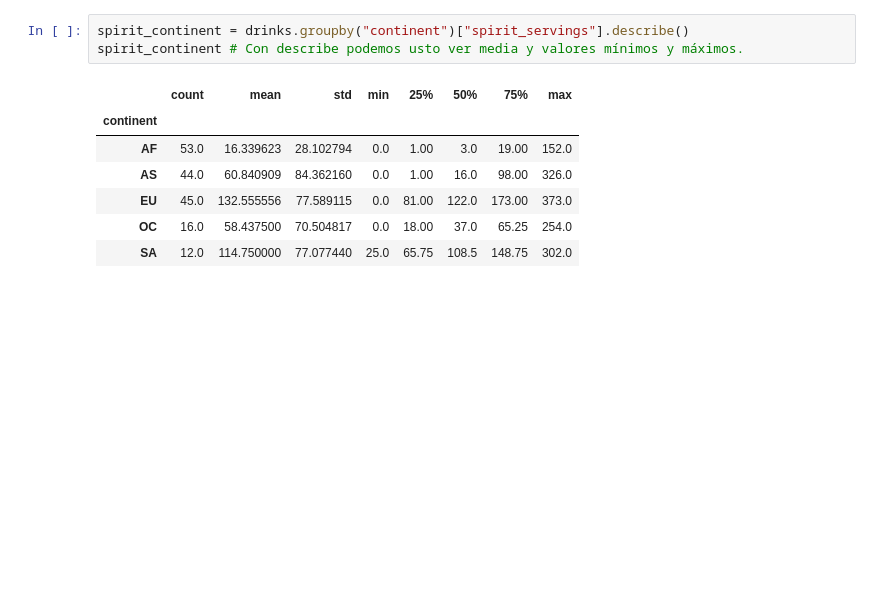
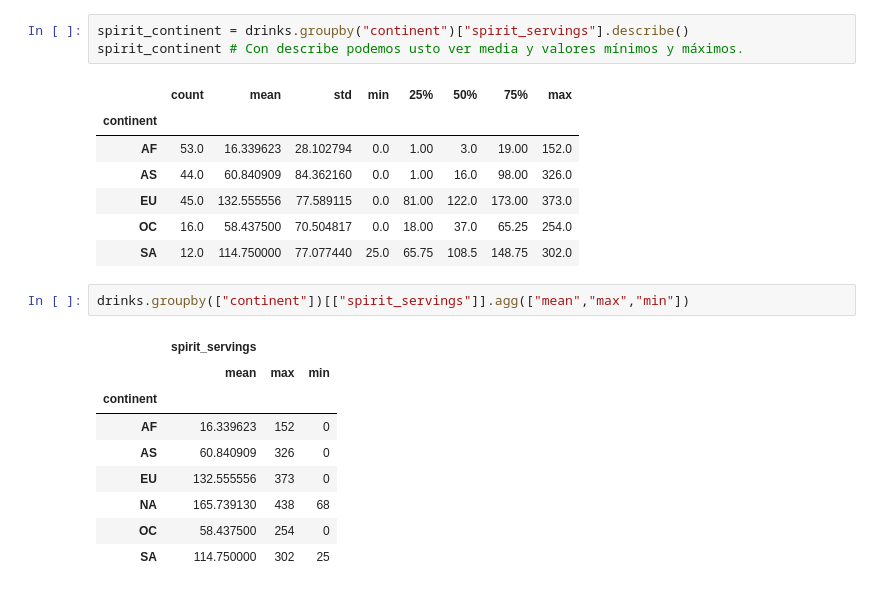
Before and after one commit to fgoiri/2026-02-BILBAO-FT-Data-Science, a Jupyter notebook: 2-Data_Analysis/2-Pandas/Practica/4-Alcohol_Consumption/Alcohol_Consumption_FGO.ipynb, the cells around one changed output. Cells and saved outputs as stored; diff of their text form; blank space fills up the shorter version.

```diff
--- a/2-Data_Analysis/2-Pandas/Practica/4-Alcohol_Consumption/Alcohol_Consumption_FGO.ipynb
+++ b/2-Data_Analysis/2-Pandas/Practica/4-Alcohol_Consumption/Alcohol_Consumption_FGO.ipynb
@@ -207,3 +233,15 @@ spirit_continent # Con describe podemos usto ver media y valores mínimos y máx
 | EU | 45.0 | 132.555556 | 77.589115 | 0.0 | 81.00 | 122.0 | 173.00 | 373.0 |
 | OC | 16.0 | 58.437500 | 70.504817 | 0.0 | 18.00 | 37.0 | 65.25 | 254.0 |
 | SA | 12.0 | 114.750000 | 77.077440 | 25.0 | 65.75 | 108.5 | 148.75 | 302.0 |
+# %%
+drinks.groupby(["continent"])[["spirit_servings"]].agg(["mean","max","min"])
+# %% [output]
+|  | spirit_servings |  |  |
+|  | mean | max | min |
+| continent |  |  |  |
+| AF | 16.339623 | 152 | 0 |
+| AS | 60.840909 | 326 | 0 |
+| EU | 132.555556 | 373 | 0 |
+| NA | 165.739130 | 438 | 68 |
+| OC | 58.437500 | 254 | 0 |
+| SA | 114.750000 | 302 | 25 |
```
Also changed, not shown: parts of 6 cells of this notebook, 5 other files.
